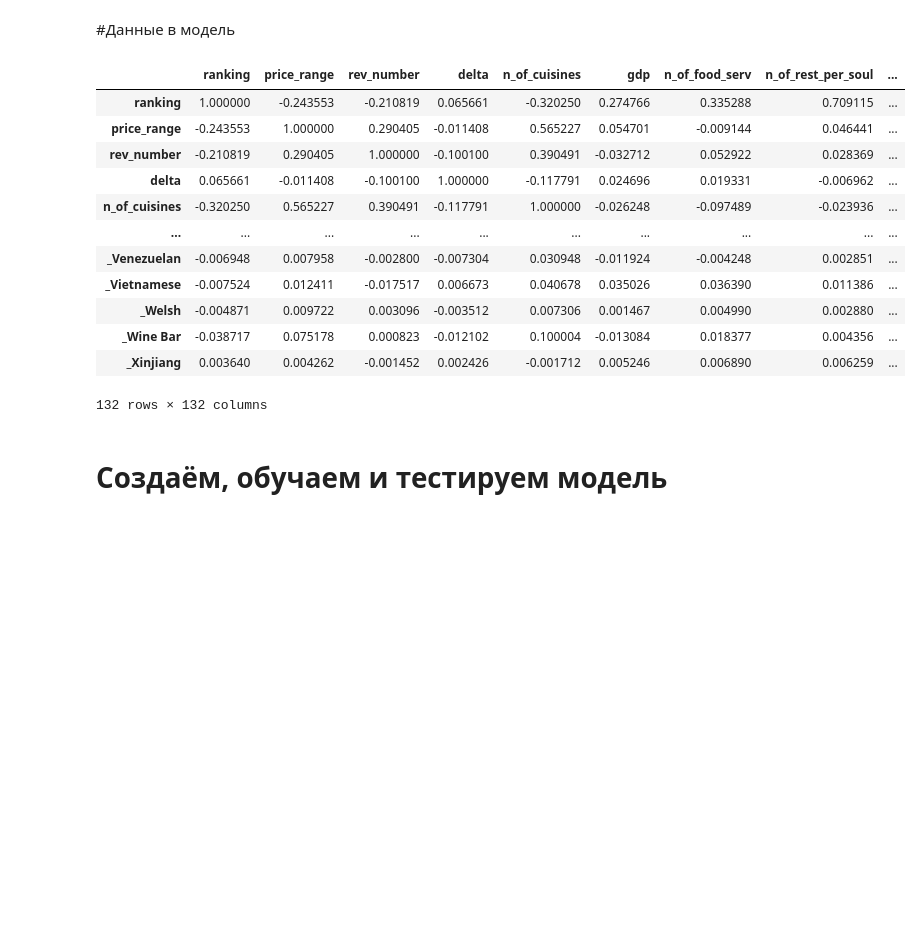
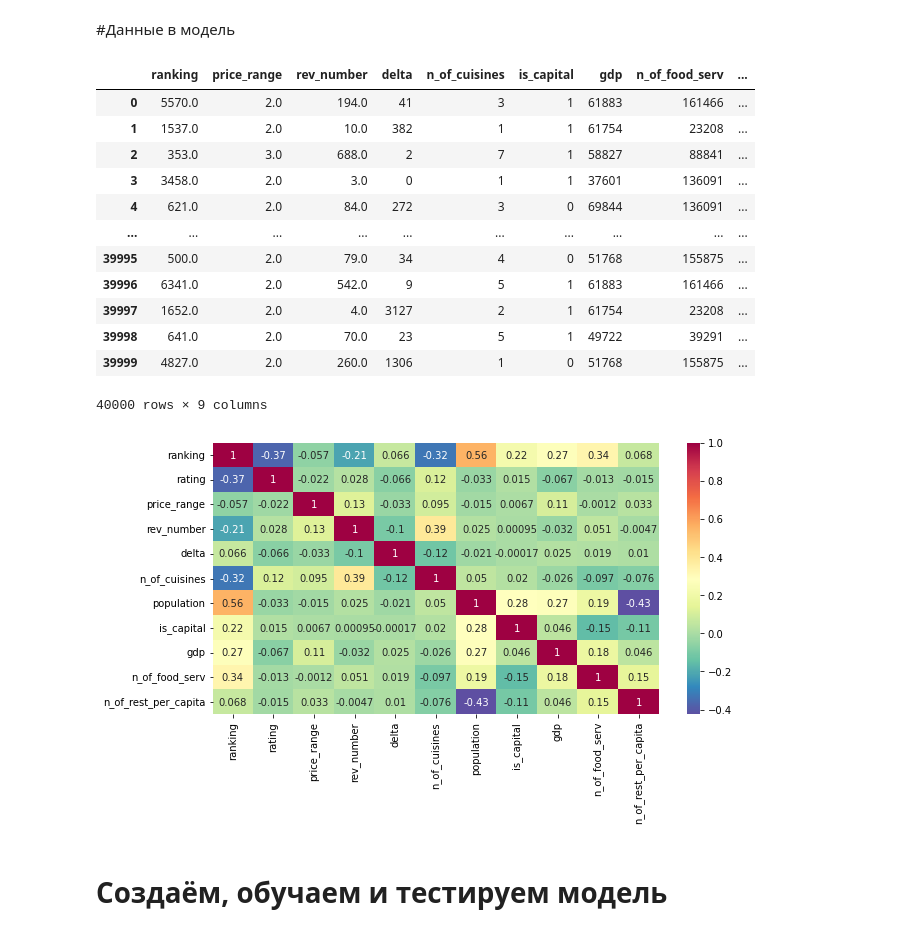
Before and after one commit to akitim/SkillFactory_projects, a Jupyter notebook: Проект_3_О_вкусной_и_здоровой_пище.ipynb, the cells around one changed output. Saved outputs shown, nothing was run; the diff lists cells and outputs as text; code cells hidden in the pictures; blank space fills up the shorter version.

```diff
--- a/Проект_3_О_вкусной_и_здоровой_пище.ipynb
+++ b/Проект_3_О_вкусной_и_здоровой_пище.ipynb
@@ -194,15 +219,15 @@ rest.loc[:, 'price_range'].apply(lambda x: 0 if pd.isna(x) else price_range_quan
 # rest.loc[rest.loc[:, 'Cuisine Style'].apply(lambda r: pd.isna(r)), 'Cuisine Style']
 
 #первый вариант заполнения пропусков в rev_number средним по всем ресторанам
-# mean_NoR = rest.loc[:, 'rev_number'].mean()
-# rest.loc[:, 'rev_number'] = \
-# rest.loc[:, 'rev_number'].apply(lambda r: r if not(pd.isna(r)) else mean_NoR)
+mean_NoR = rest.loc[:, 'rev_number'].mean()
+rest.loc[:, 'rev_number'] = \
+rest.loc[:, 'rev_number'].apply(lambda r: r if not(pd.isna(r)) else mean_NoR)
 
 #второй вариант заполнения пропусков в rev_number средним по городу
-mean_NoR_by_city = dict([
-      (city, rest.loc[rest.loc[:, 'city'] == city, 'rev_number'].mean())\
-      for city in rest.loc[:, 'city'].unique()
-])
+# mean_NoR_by_city = dict([
+#       (city, rest.loc[rest.loc[:, 'city'] == city, 'rev_number'].mean())\
+#       for city in rest.loc[:, 'city'].unique()
+# ])
 
 rest.loc[:, 'rev_number'].\
     fillna(rest.loc[:, 'city'].\
@@ -222,21 +247,21 @@ def fill_price(city, city_pr_distr): # distr -> distr[city][distr[city].index !=
 
 distr = rest.groupby('city')['price_range'].value_counts()
 
-# rest.query('price_range == 0')['price_range'] = \
-# rest.query('price_range == 0')['city'].apply(
-#     lambda city: fill_price(city, distr[city][distr[city].index != 0])
-# )
+## rest.query('price_range == 0')['price_range'] = \
+## rest.query('price_range == 0')['city'].apply(
+##     lambda city: fill_price(city, distr[city][distr[city].index != 0])
+##)
 
-# rest.loc[rest.loc[:, 'price_range'] == 0, 'price_range'] = \
-# rest.loc[rest.loc[:, 'price_range'] == 0, 'city'].apply(
-#     lambda city: fill_price(city, distr[city][distr[city].index != 0])
-# )
-# # rest.loc[rest.loc[:, 'price_range'].apply(pd.isna), 'price_range'] = 0
+rest.loc[rest.loc[:, 'price_range'] == 0, 'price_range'] = \
+rest.loc[rest.loc[:, 'price_range'] == 0, 'city'].apply(
+    lambda city: fill_price(city, distr[city][distr[city].index != 0])
+)
+# rest.loc[rest.loc[:, 'price_range'].apply(pd.isna), 'price_range'] = 0
 
-# rest.loc[rest.loc[:, 'price_range'].apply(pd.isna), 'price_range'] = \
-# rest.loc[rest.loc[:, 'price_range'].apply(pd.isna), 'city'].apply(
-#     lambda city: fill_price(city, distr[city][distr[city].index != 0])
-# )
+rest.loc[rest.loc[:, 'price_range'].apply(pd.isna), 'price_range'] = \
+rest.loc[rest.loc[:, 'price_range'].apply(pd.isna), 'city'].apply(
+    lambda city: fill_price(city, distr[city][distr[city].index != 0])
+)
 # %% [markdown]
 #заполняем пропуски в price_range
 # %%
@@ -367,24 +374,27 @@ ValueError: ignored
 # %% [markdown]
 #Данные в модель
 # %%
+import seaborn as sns
 # rest_m = rest.loc[:, ['ranking', 'rev_number', 'n_of_cuisines', 'delta', 'population']]
 rest_m = rest.drop(['id', 'city', 'cuisine', 'rating',  'reviews', 'population'],
                    axis=1)
-rest_m.corr()
+sns.heatmap(rest.corr(), annot = True, cmap = 'Spectral_r');
+rest_m
 # %% [output]
-|  | ranking | price_range | rev_number | delta | n_of_cuisines | gdp | n_of_food_serv | n_of_rest_per_soul | ... |
-| ranking | 1.000000 | -0.243553 | -0.210819 | 0.065661 | -0.320250 | 0.274766 | 0.335288 | 0.709115 | ... |
-| price_range | -0.243553 | 1.000000 | 0.290405 | -0.011408 | 0.565227 | 0.054701 | -0.009144 | 0.046441 | ... |
-| rev_number | -0.210819 | 0.290405 | 1.000000 | -0.100100 | 0.390491 | -0.032712 | 0.052922 | 0.028369 | ... |
-| delta | 0.065661 | -0.011408 | -0.100100 | 1.000000 | -0.117791 | 0.024696 | 0.019331 | -0.006962 | ... |
-| n_of_cuisines | -0.320250 | 0.565227 | 0.390491 | -0.117791 | 1.000000 | -0.026248 | -0.097489 | -0.023936 | ... |
+|  | ranking | price_range | rev_number | delta | n_of_cuisines | is_capital | gdp | n_of_food_serv | ... |
+| 0 | 5570.0 | 2.0 | 194.0 | 41 | 3 | 1 | 61883 | 161466 | ... |
+| 1 | 1537.0 | 2.0 | 10.0 | 382 | 1 | 1 | 61754 | 23208 | ... |
+| 2 | 353.0 | 3.0 | 688.0 | 2 | 7 | 1 | 58827 | 88841 | ... |
+| 3 | 3458.0 | 2.0 | 3.0 | 0 | 1 | 1 | 37601 | 136091 | ... |
+| 4 | 621.0 | 2.0 | 84.0 | 272 | 3 | 0 | 69844 | 136091 | ... |
 | ... | ... | ... | ... | ... | ... | ... | ... | ... | ... |
-| _Venezuelan | -0.006948 | 0.007958 | -0.002800 | -0.007304 | 0.030948 | -0.011924 | -0.004248 | 0.002851 | ... |
-| _Vietnamese | -0.007524 | 0.012411 | -0.017517 | 0.006673 | 0.040678 | 0.035026 | 0.036390 | 0.011386 | ... |
-| _Welsh | -0.004871 | 0.009722 | 0.003096 | -0.003512 | 0.007306 | 0.001467 | 0.004990 | 0.002880 | ... |
-| _Wine Bar | -0.038717 | 0.075178 | 0.000823 | -0.012102 | 0.100004 | -0.013084 | 0.018377 | 0.004356 | ... |
-| _Xinjiang | 0.003640 | 0.004262 | -0.001452 | 0.002426 | -0.001712 | 0.005246 | 0.006890 | 0.006259 | ... |
+| 39995 | 500.0 | 2.0 | 79.0 | 34 | 4 | 0 | 51768 | 155875 | ... |
+| 39996 | 6341.0 | 2.0 | 542.0 | 9 | 5 | 1 | 61883 | 161466 | ... |
+| 39997 | 1652.0 | 2.0 | 4.0 | 3127 | 2 | 1 | 61754 | 23208 | ... |
+| 39998 | 641.0 | 2.0 | 70.0 | 23 | 5 | 1 | 49722 | 39291 | ... |
+| 39999 | 4827.0 | 2.0 | 260.0 | 1306 | 1 | 0 | 51768 | 155875 | ... |
-132 rows × 132 columns
+40000 rows × 9 columns
+[figure, added]
 # %% [markdown]
 # Создаём, обучаем и тестируем модель
 # %%
```
Also changed, not shown: parts of 5 cells of this notebook.
